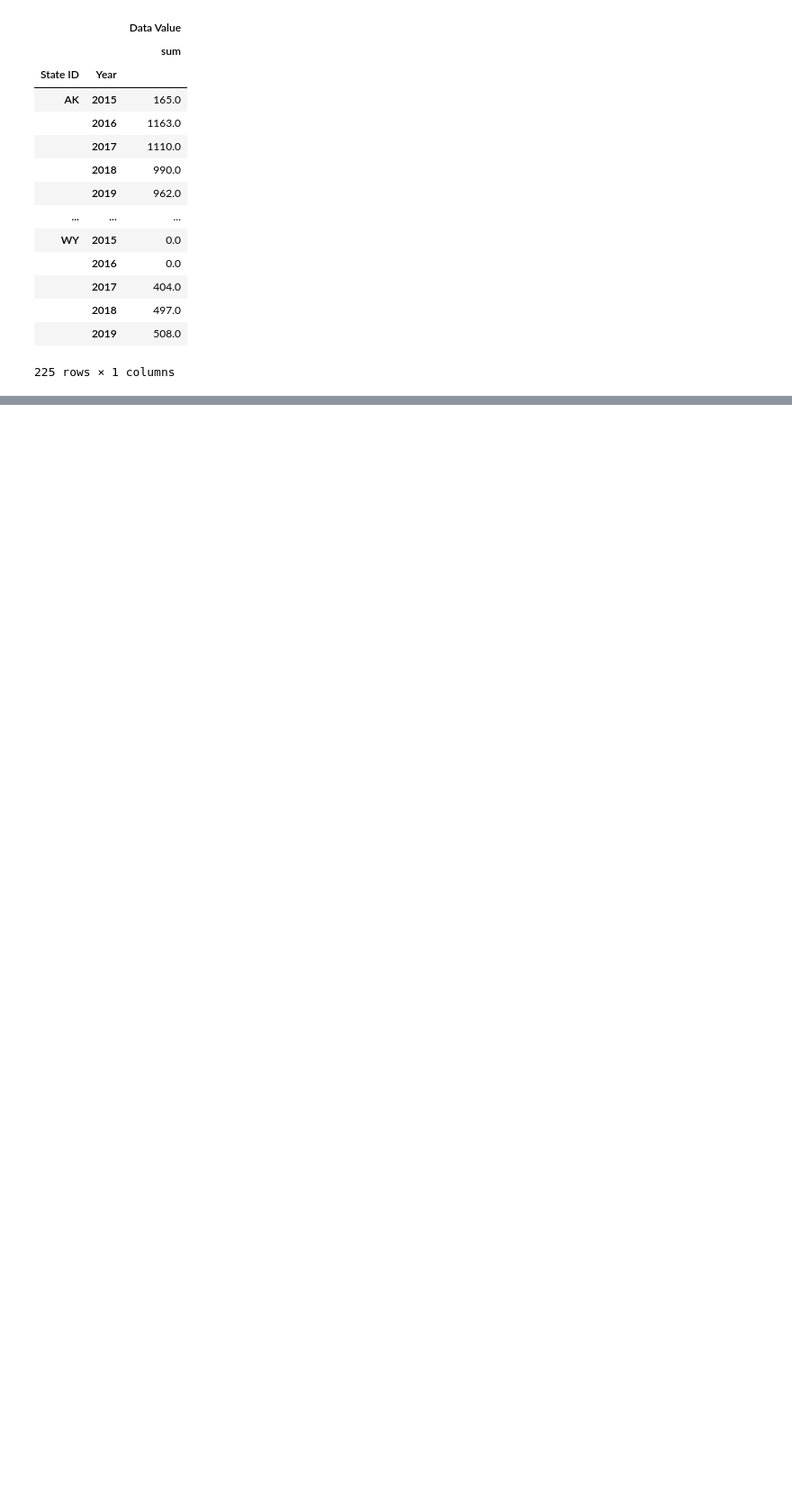
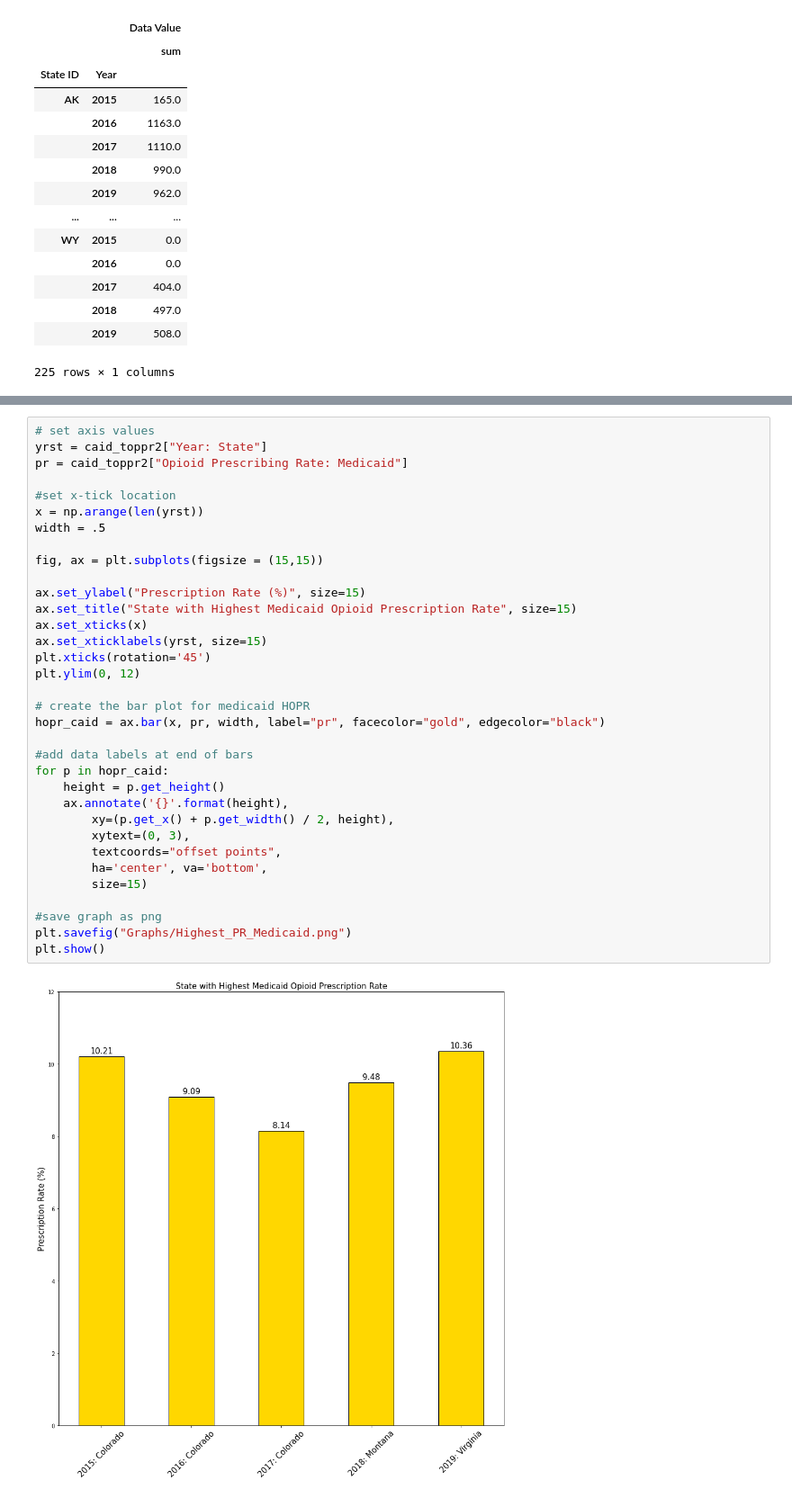
Before and after one commit to helent88/Project_1, a Jupyter notebook: OpiodDeath_Pers.ipynb, the cells around one changed output, grey strips where cells are left out. Shown at 90% size. Cells and saved outputs as stored; diff of their text form; blank space fills up the shorter version.

```diff
--- a/OpiodDeath_Pers.ipynb
+++ b/OpiodDeath_Pers.ipynb
@@ -226,0 +455,36 @@ KeyError: 'State'
+# %%
+# set axis values
+yrst = caid_toppr2["Year: State"]
+pr = caid_toppr2["Opioid Prescribing Rate: Medicaid"]
+
+#set x-tick location
+x = np.arange(len(yrst))
+width = .5
+
+fig, ax = plt.subplots(figsize = (15,15))
+
+ax.set_ylabel("Prescription Rate (%)", size=15)
+ax.set_title("State with Highest Medicaid Opioid Prescription Rate", size=15)
+ax.set_xticks(x)
+ax.set_xticklabels(yrst, size=15)
+plt.xticks(rotation='45')
+plt.ylim(0, 12)
+
+# create the bar plot for medicaid HOPR
+hopr_caid = ax.bar(x, pr, width, label="pr", facecolor="gold", edgecolor="black")
+
+#add data labels at end of bars
+for p in hopr_caid:
+    height = p.get_height()
+    ax.annotate('{}'.format(height),
+        xy=(p.get_x() + p.get_width() / 2, height),
+        xytext=(0, 3),
+        textcoords="offset points",
+        ha='center', va='bottom',
+        size=15)
+
+#save graph as png
+plt.savefig("Graphs/Highest_PR_Medicaid.png")
+plt.show()
+# %% [output]
+[figure, added]
```
Also changed, not shown: parts of 34 cells of this notebook, 8 other files.
